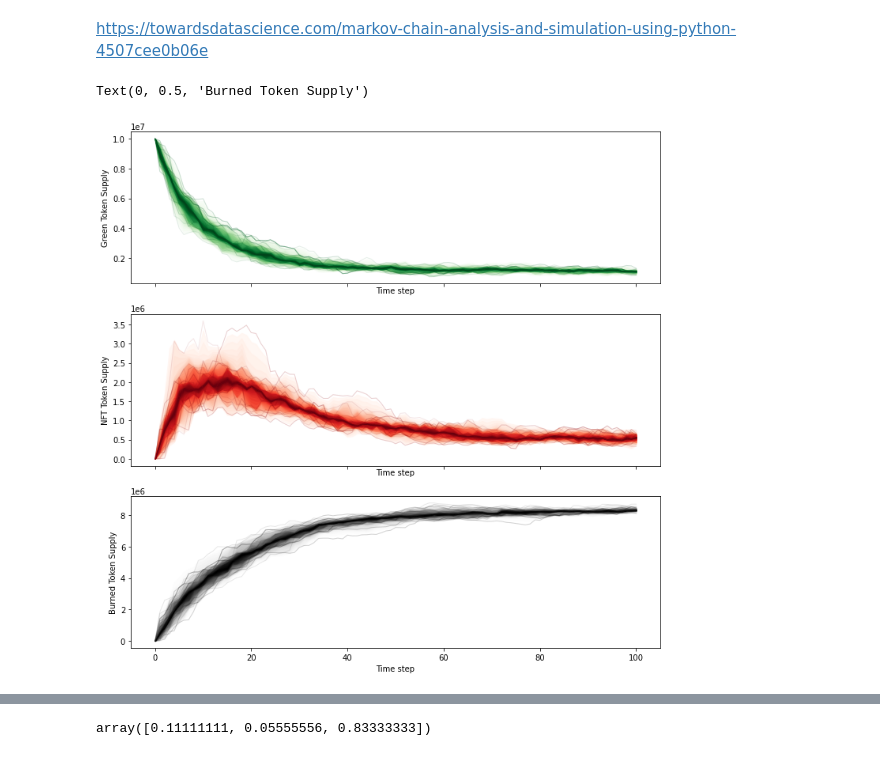
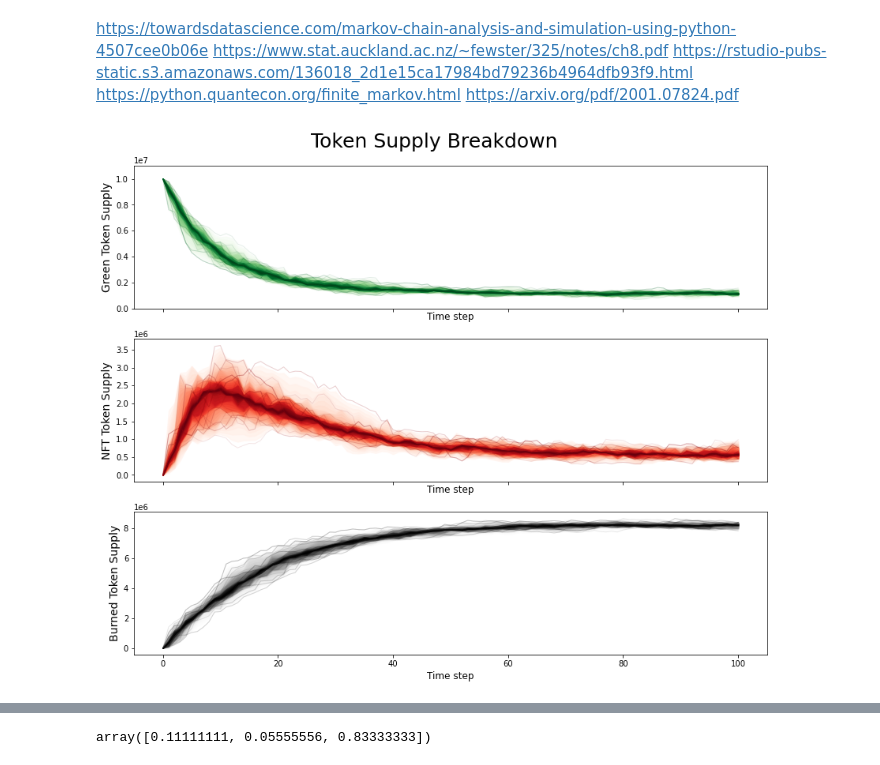
Before and after one commit to icmoore/syscoin-tex, a Jupyter notebook: carbon_renaissance/green_token_growth.ipynb, the cells around one changed output, grey strips where cells are left out. Drawn from its saved outputs; the diff is of its cells as text; code cells hidden in the pictures.

```diff
--- a/carbon_renaissance/green_token_growth.ipynb
+++ b/carbon_renaissance/green_token_growth.ipynb
@@ -1,5 +1,9 @@
-# %% [markdown]
-https://towardsdatascience.com/markov-chain-analysis-and-simulation-using-python-4507cee0b06e
+# %% [markdown]
+https://towardsdatascience.com/markov-chain-analysis-and-simulation-using-python-4507cee0b06e
+https://www.stat.auckland.ac.nz/~fewster/325/notes/ch8.pdf
+https://rstudio-pubs-static.s3.amazonaws.com/136018_2d1e15ca17984bd79236b4964dfb93f9.html
+https://python.quantecon.org/finite_markov.html
+https://arxiv.org/pdf/2001.07824.pdf
 # %%
 from pymc3.gp.util import plot_gp_dist
 # %%
@@ -9,18 +13,29 @@ def scaleX(x):
 def rBeta(a,b):
     return np.random.beta(a,b)
 
-def markovChain(state, P, M, N = 100):
+def markovChain(state, M, N = 100, P0 = []):
     stateHist=state
     dfStateHist=pd.DataFrame(state)
     distr_hist = [[0,0,0]]
+    burned_black = np.array([0])
+    new_green = np.array([0])
+
     for x in range(N):
-        P = genTransMatrix()
+        P = genTransMatrix() if len(P0) == 0 else P0
+        #P = genTransMatrix()
         P_scale = np.multiply(P,M)
         state = np.dot(state,P_scale)
         stateHist=np.append(stateHist,state,axis=0)
-        dfDistrHist = pd.DataFrame(stateHist)
 
+        burned_black = np.append(burned_black, P[0,2]*state[0,0] + P[1,2]*state[0,1])
+        new_green = np.append(new_green, P[1,0]*state[0,1] + P[2,0]*state[0,2])
+
+    dfDistrHist = pd.DataFrame(stateHist)
     dfDistrHist.columns = ['Green', 'NFT', 'Burned']
+    dfDistrHist.insert(3, "burned_black", burned_black, True)
+    dfDistrHist.insert(4, "tot_burned_black", np.cumsum(burned_black), True)
+    dfDistrHist.insert(5, "new_green", new_green, True)
+    dfDistrHist.insert(6, "tot_minted_green", np.cumsum(new_green), True)
 
     return dfDistrHist
 
@@ -33,39 +48,48 @@ def genTransMatrix():
 # %%
 import numpy as np
 import pandas as pd
 from random import seed
 from random import random
 import matplotlib.pyplot as plt
 
 N = 100
 M = np.repeat(1,9).reshape((3, 3)); M[1,0] = 1
 state=np.array([[1e7, 0.0, 0.0]])
 
-dfDistrHist = markovChain(state, genTransMatrix(), M, N)
+dfDistrHist = markovChain(state, M, N)
 green = dfDistrHist.Green.values.reshape(-1,1)
 nft = dfDistrHist.NFT.values.reshape(-1,1)
 burned = dfDistrHist.Burned.values.reshape(-1,1)
+burned_tot = dfDistrHist.tot_burned_black.values.reshape(-1,1)
+tot_minted = dfDistrHist.tot_minted_green.values.reshape(-1,1)
+new_black = dfDistrHist.burned_black.values.reshape(-1,1)
+new_green = dfDistrHist.new_green.values.reshape(-1,1)
 
 for k in range(1,25):
-    dfDistrHist = markovChain(state, genTransMatrix(), M, N)
+    dfDistrHist = markovChain(state, M, N)
     green = np.hstack((green, dfDistrHist.Green.values.reshape(-1,1)))
     nft = np.hstack((nft, dfDistrHist.NFT.values.reshape(-1,1)))
     burned = np.hstack((burned, dfDistrHist.Burned.values.reshape(-1,1)))
+    burned_tot = np.hstack((burned_tot, dfDistrHist.tot_burned_black.values.reshape(-1,1)))
+    tot_minted = np.hstack((tot_minted, dfDistrHist.tot_minted_green.values.reshape(-1,1)))
+    new_black = np.hstack((new_black, dfDistrHist.burned_black.values.reshape(-1,1)))
+    new_green = np.hstack((new_green, dfDistrHist.new_green.values.reshape(-1,1)))
 
-
-fig, (green_ax, nft_ax, burned_ax) = plt.subplots(nrows=3, sharex=True, sharey=False, figsize=(12, 12))
-
+fig, (green_ax, nft_ax, burned_ax) = plt.subplots(nrows=3, sharex=True, sharey=False, figsize=(12, 10))
+fig.suptitle('Token Supply Breakdown', fontsize=25)
 plot_gp_dist(green_ax, green.transpose(), np.array(range(0,len(green))), palette="Greens")
-green_ax.set_xlabel("Time step")
-green_ax.set_ylabel("Green Token Supply")
+green_ax.set_xlabel("Time step", fontsize=12)
+green_ax.set_ylabel("Green Token Supply", fontsize=14)
+green_ax.set_ylim((0,1.1e7))
 
 plot_gp_dist(nft_ax, nft.transpose(), np.array(range(0,len(green))), palette="Reds")
-nft_ax.set_xlabel("Time step")
-nft_ax.set_ylabel("NFT Token Supply")
+nft_ax.set_xlabel("Time step", fontsize=12)
+nft_ax.set_ylabel("NFT Token Supply", fontsize=14)
 
 plot_gp_dist(burned_ax, burned.transpose(), np.array(range(0,len(green))), palette="Greys")
-burned_ax.set_xlabel("Time step")
-burned_ax.set_ylabel("Burned Token Supply")
+burned_ax.set_xlabel("Time step", fontsize=12)
+burned_ax.set_ylabel("Burned Token Supply", fontsize=14)
+fig.savefig('token_supply_sims.png')
+plt.tight_layout()
 # %% [output]
-Text(0, 0.5, 'Burned Token Supply')
-[figure, old version]
+[figure, new version]
```
Also changed, not shown: parts of 10 cells of this notebook, 9 other files.
